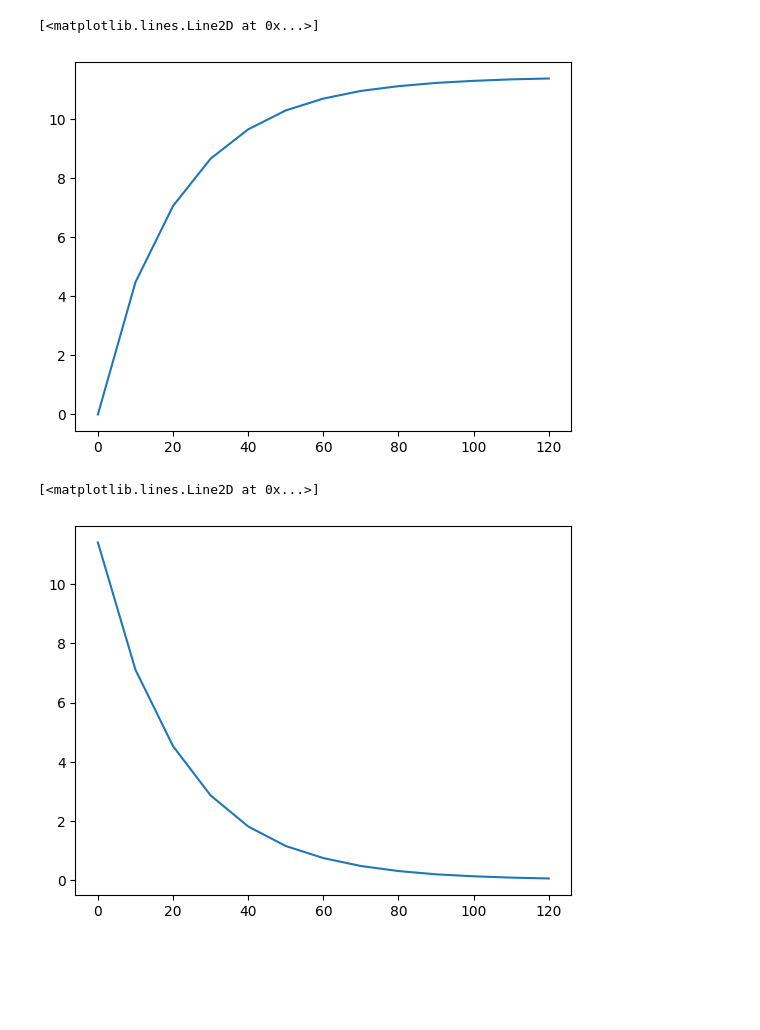
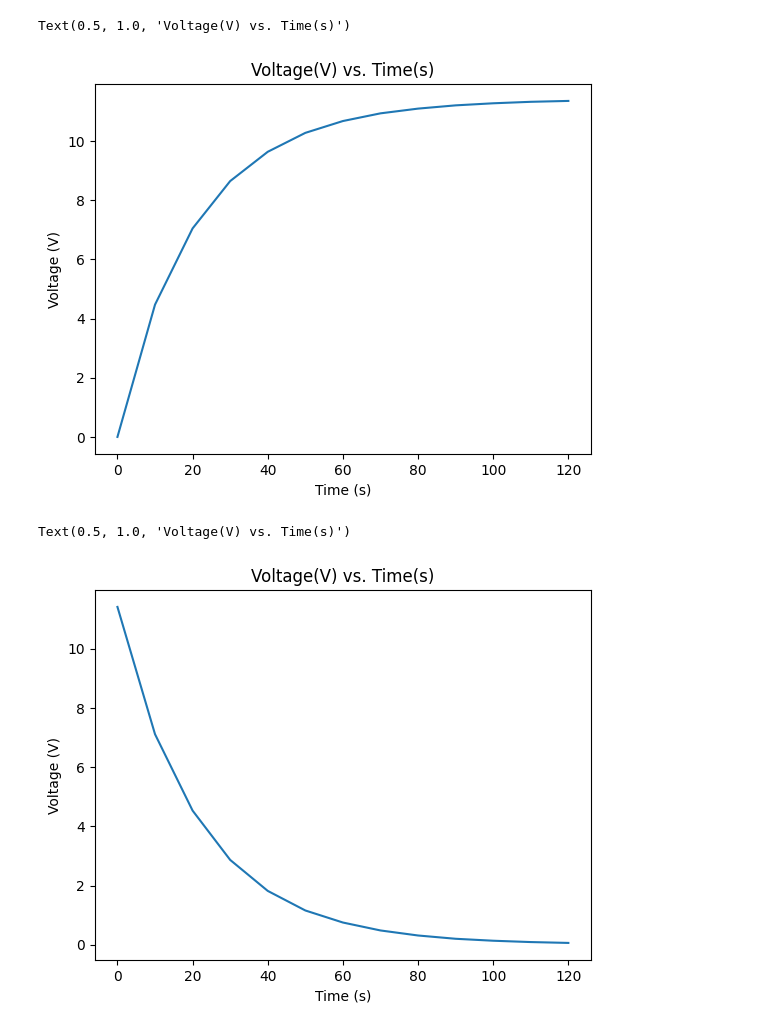
Before and after one commit to sophiaweiss04/PHSX2025, a Jupyter notebook: slow_Rc_circuits.ipynb, the cells around one changed output. Drawn from its saved outputs; the diff is of its cells as text; code cells hidden in the pictures; blank space fills up the shorter version.

```diff
--- a/slow_Rc_circuits.ipynb
+++ b/slow_Rc_circuits.ipynb
@@ -3,14 +3,26 @@
 # %%
 #charging
 import numpy as np
 import matplotlib.pyplot as plt
 V = np.array([0,4.473,7.05,8.65,9.64,10.28,10.68,10.94,11.1,11.21,11.28,11.33,11.36])
 t = np.array([0,10,20,30,40,50,60,70,80,90,100,110,120])
 
 plt.plot(t,V)
+
+x = V
+y = t
+
+plot_title = 'Voltage(V) vs. Time(s)'
+x_label = 'Time (s)'
+y_label = 'Voltage (V)'
+slope_units = 'units'
+
+plt.xlabel(x_label)
+plt.ylabel(y_label)
+plt.title(plot_title)
 # %% [output]
-[<matplotlib.lines.Line2D at 0x...>]
+Text(0.5, 1.0, 'Voltage(V) vs. Time(s)')
-[figure, old version]
+[figure, new version]
 # %%
 #discharging
 import numpy as np
@@ -20,6 +32,18 @@ V = ([11.41,7.11,4.53,2.865,1.818,1.157,0.75,0.482,0.312,0.201,0.135,0.09,0.061]
 t = ([0,10,20,30,40,50,60,70,80,90,100,110,120])
 
 plt.plot(t,V)
+
+x = V
+y = t
+
+plot_title = 'Voltage(V) vs. Time(s)'
+x_label = 'Time (s)'
+y_label = 'Voltage (V)'
+slope_units = 'units'
+
+plt.xlabel(x_label)
+plt.ylabel(y_label)
+plt.title(plot_title)
 # %% [output]
-[<matplotlib.lines.Line2D at 0x...>]
+Text(0.5, 1.0, 'Voltage(V) vs. Time(s)')
-[figure, old version]
+[figure, new version]
```
